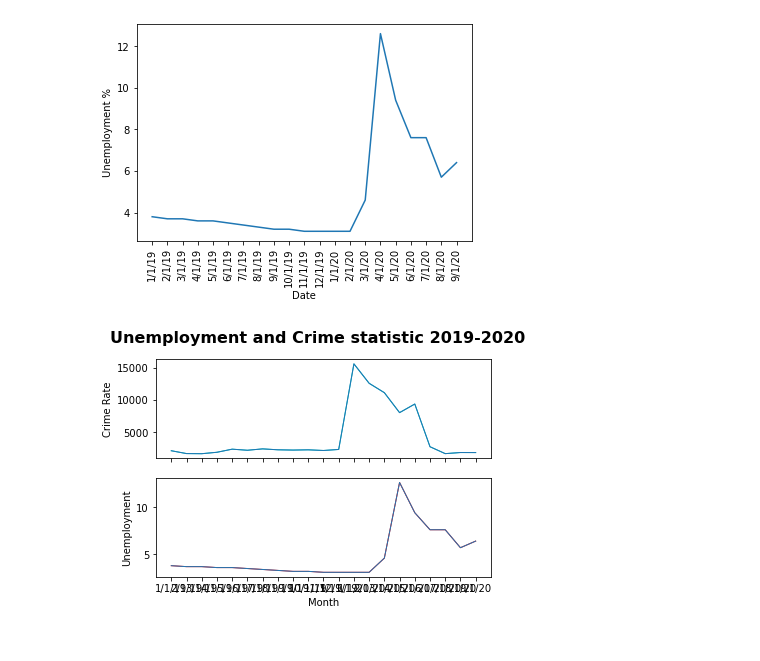
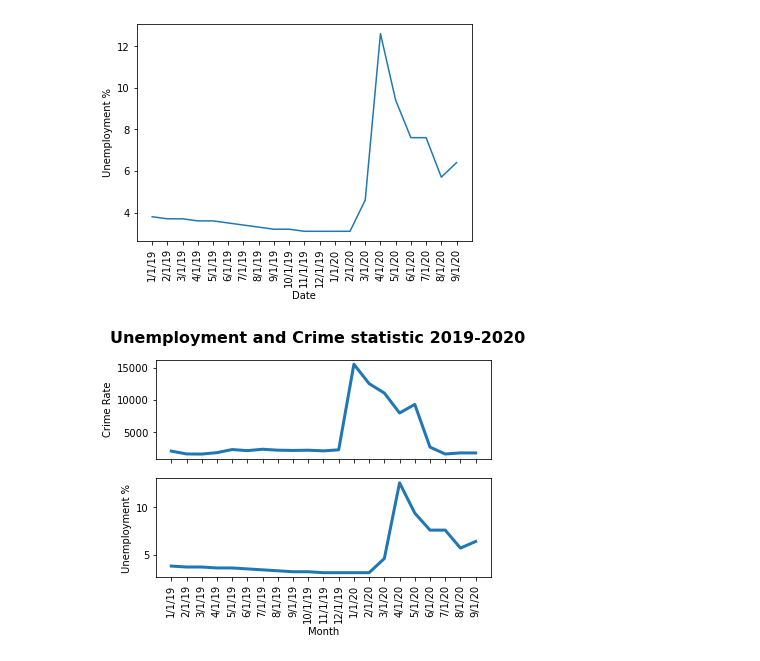
Before and after one commit to lrios215/project_1, a Jupyter notebook: Project1.ipynb, the cells around one changed output. Saved outputs shown, nothing was run; the diff lists cells and outputs as text; code cells hidden in the pictures.

```diff
--- a/Project1.ipynb
+++ b/Project1.ipynb
@@ -222,17 +222,18 @@ plt.show()
 # %%
 # Generate a facet plot of 2 figures
 fig, (ax1, ax2) = plt.subplots(2, sharex=True)
 fig.suptitle("Unemployment and Crime statistic 2019-2020", fontsize=16, fontweight="bold")
 
 ax1.plot(date, crime, linewidth=1, color="c")
-ax1.plot(date, crime, linewidth=1)
+ax1.plot(date, crime, linewidth=3)
 ax1.set_ylabel("Crime Rate")
 
 ax2.plot(date, unemployment, linewidth=1, color="r")
-ax2.plot(date, unemployment, linewidth=1)
-ax2.set_ylabel("Unemployment")
+ax2.plot(date, unemployment, linewidth=3)
+ax2.set_ylabel("Unemployment %")
 ax2.set_xlabel("Month")
+plt.xticks(rotation=90)
 
 plt.show()
 # %% [output]
-[figure, old version]
+[figure, new version]
```
